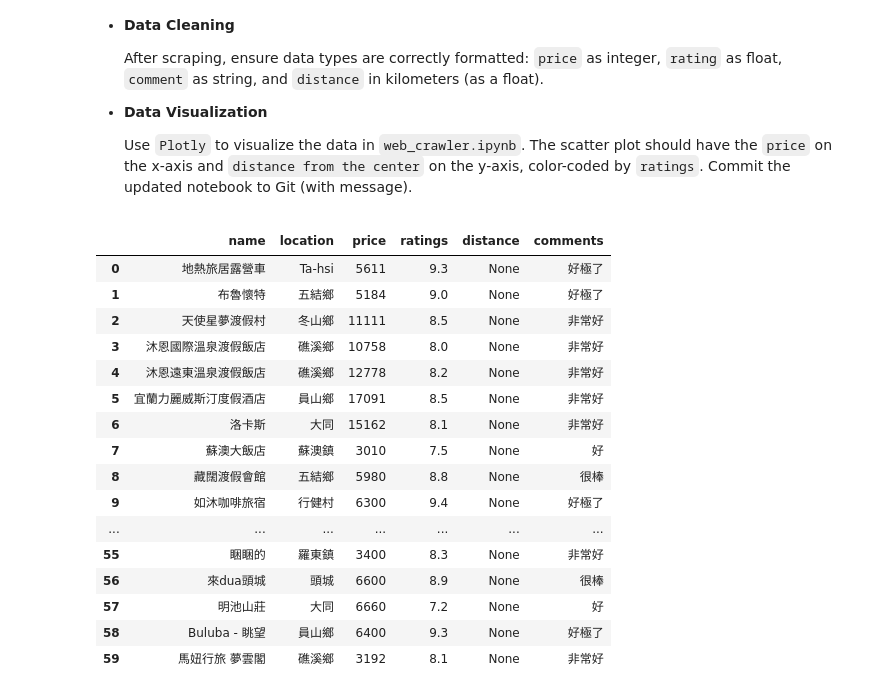
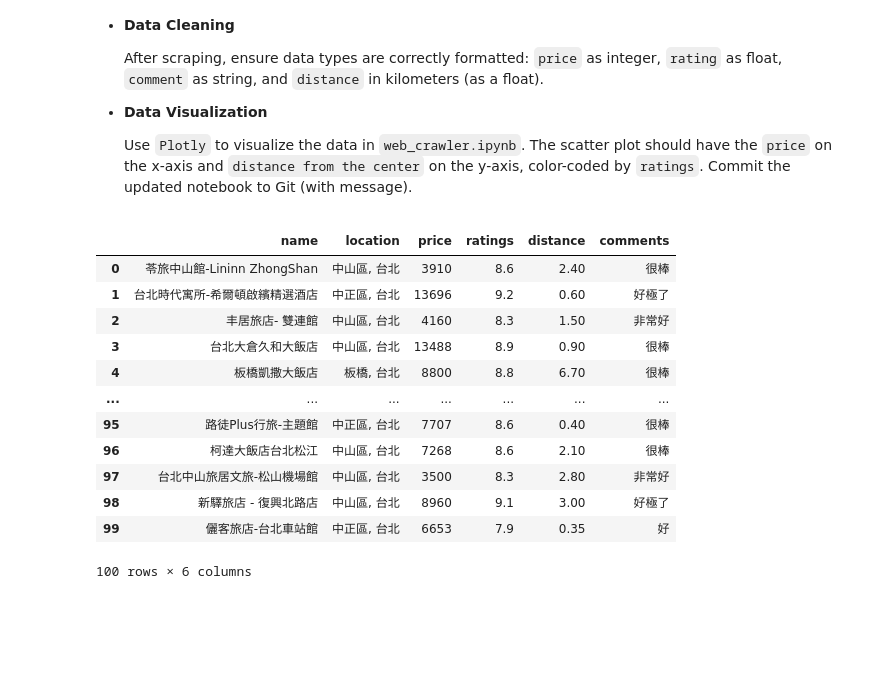
Before and after one commit to shang-chieh0830/NTU-ECON5166-DS, a Jupyter notebook: HW/programming_HW/web_crawler.ipynb, the cells around one changed output. Cells and saved outputs as stored; diff of their text form; code cells hidden in the pictures; blank space fills up the shorter version.

```diff
--- a/HW/programming_HW/web_crawler.ipynb
+++ b/HW/programming_HW/web_crawler.ipynb
@@ -64,55 +64,52 @@ def get_hotels(location, checkin, checkout, num_results=100):
         temp_df = pd.DataFrame(columns=columns)
 
         # Extract the data from the list and add it to the temp DataFrame
-        for item in ratings_data[1:51:2]:
+        for item in ratings_data[1:52:2]:
             # Use regular expression to extract ratings and comments
+
             match = re.match(r'(\d\.\d)(\D+)(\d*,?\d+\s則評語).*', item)
             if match:
                 rating, comment_text, _ = match.groups()
             else:
                 rating = None
                 comment_text = None
 
             temp_df.loc[len(temp_df)] = [None, None, None, rating, None, comment_text]
 
 
         temp_df["name"] = [name.text.strip() for name in soup.select('div[data-testid="title"].f6431b446c.a15b38c233')]
         temp_df["location"] = [location.text.strip() for location in soup.select('span.aee5343fdb.def9bc142a[data-testid="address"]')]
         temp_df["price"] = [price.text.strip() for price in soup.select("span.f6431b446c.fbfd7c1165.e84eb96b1f")]
         if soup.select('span[aria-expanded="false"][data-testid="distance"]'):
             temp_df["distance"] = [distance.text.strip() for distance in soup.select('span[aria-expanded="false"][data-testid="distance"]')]
 
         # Append temp_df to the main DataFrame hotels_df
         hotels = pd.concat([hotels, temp_df], ignore_index=True)
 
     hotels['price'] = hotels['price'].str.replace('TWD', '').str.replace(',', '').astype(int)
     hotels["ratings"] = hotels["ratings"].astype(float)
     hotels["comments"] = hotels["comments"].astype(str)
     hotels['distance'] = hotels['distance'].apply(lambda x: None if x is None else (float(x.replace('距中心 ', '').split(' ')[0]) / 1000) if '公尺' in x else float(x.replace('距中心 ', '').split(' ')[0]))
     return hotels[:num_results]
 
 
-hotels = get_hotels("宜蘭", "2023-12-10", "2023-12-12", num_results=60)
+hotels = get_hotels("台北", "2023-12-10", "2023-12-12", num_results=100)
 
 hotels
 # %% [output]
 |  | name | location | price | ratings | distance | comments |
-| 0 | 地熱旅居露營車 | Ta-hsi | 5611 | 9.3 | None | 好極了 |
-| 1 | 布魯懷特 | 五結鄉 | 5184 | 9.0 | None | 好極了 |
-| 2 | 天使星夢渡假村 | 冬山鄉 | 11111 | 8.5 | None | 非常好 |
-| 3 | 沐恩國際溫泉渡假飯店 | 礁溪鄉 | 10758 | 8.0 | None | 非常好 |
-| 4 | 沐恩遠東溫泉渡假飯店 | 礁溪鄉 | 12778 | 8.2 | None | 非常好 |
-| 5 | 宜蘭力麗威斯汀度假酒店 | 員山鄉 | 17091 | 8.5 | None | 非常好 |
-| 6 | 洛卡斯 | 大同 | 15162 | 8.1 | None | 非常好 |
-| 7 | 蘇澳大飯店 | 蘇澳鎮 | 3010 | 7.5 | None | 好 |
-| 8 | 藏闊渡假會館 | 五結鄉 | 5980 | 8.8 | None | 很棒 |
-| 9 | 如沐咖啡旅宿 | 行健村 | 6300 | 9.4 | None | 好極了 |
+| 0 | 苓旅中山館-Lininn ZhongShan | 中山區, 台北 | 3910 | 8.6 | 2.40 | 很棒 |
+| 1 | 台北時代寓所-希爾頓啟繽精選酒店 | 中正區, 台北 | 13696 | 9.2 | 0.60 | 好極了 |
+| 2 | 丰居旅店- 雙連館 | 中山區, 台北 | 4160 | 8.3 | 1.50 | 非常好 |
+| 3 | 台北大倉久和大飯店 | 中山區, 台北 | 13488 | 8.9 | 0.90 | 很棒 |
+| 4 | 板橋凱撒大飯店 | 板橋, 台北 | 8800 | 8.8 | 6.70 | 很棒 |
 | ... | ... | ... | ... | ... | ... | ... |
-| 55 | 睏睏的 | 羅東鎮 | 3400 | 8.3 | None | 非常好 |
-| 56 | 來dua頭城 | 頭城 | 6600 | 8.9 | None | 很棒 |
-| 57 | 明池山莊 | 大同 | 6660 | 7.2 | None | 好 |
-| 58 | Buluba - 眺望 | 員山鄉 | 6400 | 9.3 | None | 好極了 |
-| 59 | 馬妞行旅 夢雲閣 | 礁溪鄉 | 3192 | 8.1 | None | 非常好 |
+| 95 | 路徒Plus行旅-主題館 | 中正區, 台北 | 7707 | 8.6 | 0.40 | 很棒 |
+| 96 | 柯達大飯店台北松江 | 中山區, 台北 | 7268 | 8.6 | 2.10 | 很棒 |
+| 97 | 台北中山旅居文旅-松山機場館 | 中山區, 台北 | 3500 | 8.3 | 2.80 | 非常好 |
+| 98 | 新驛旅店 - 復興北路店 | 中山區, 台北 | 8960 | 9.1 | 3.00 | 好極了 |
+| 99 | 儷客旅店-台北車站館 | 中正區, 台北 | 6653 | 7.9 | 0.35 | 好 |
+100 rows × 6 columns
 # %%
 import plotly.express as px
 
```
Also changed, not shown: parts of 1 cell of this notebook, 2 other files.
